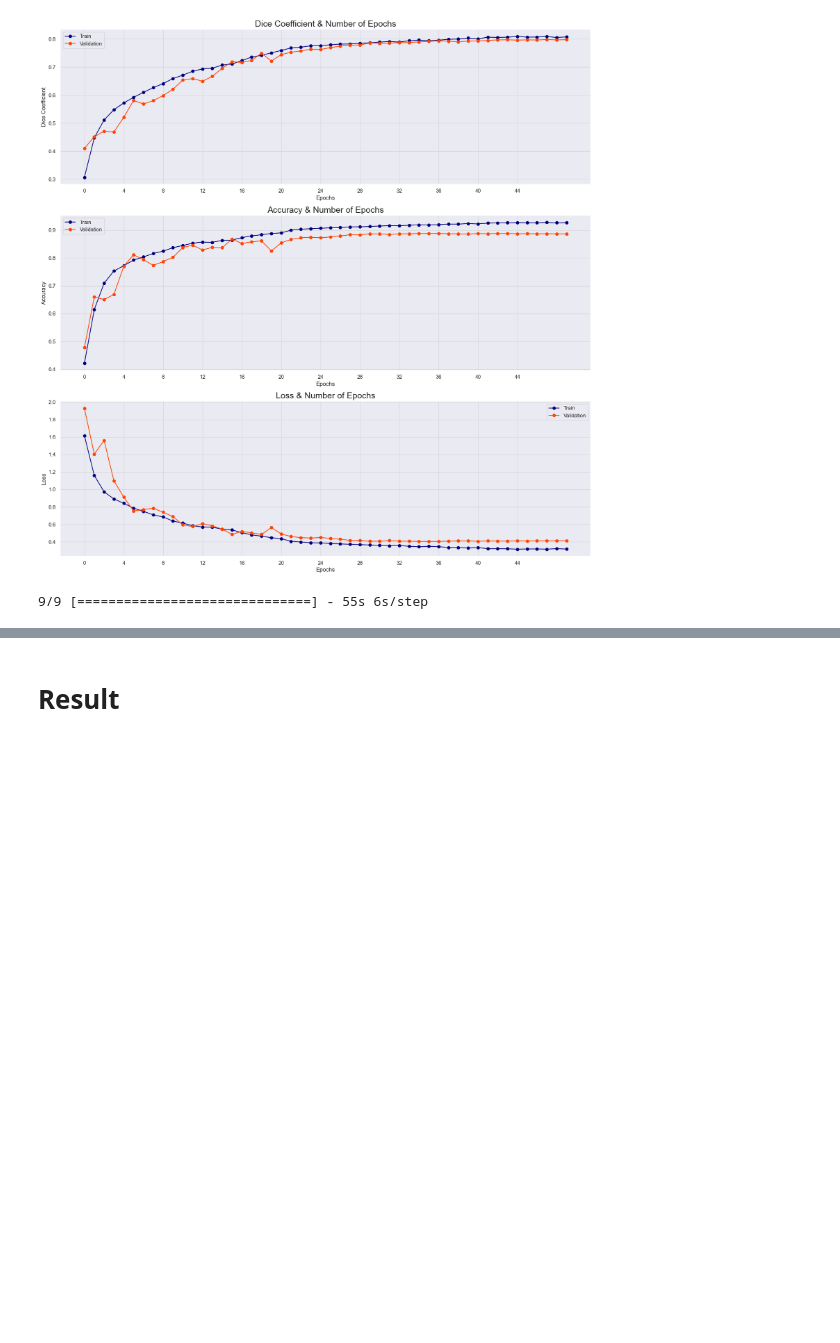
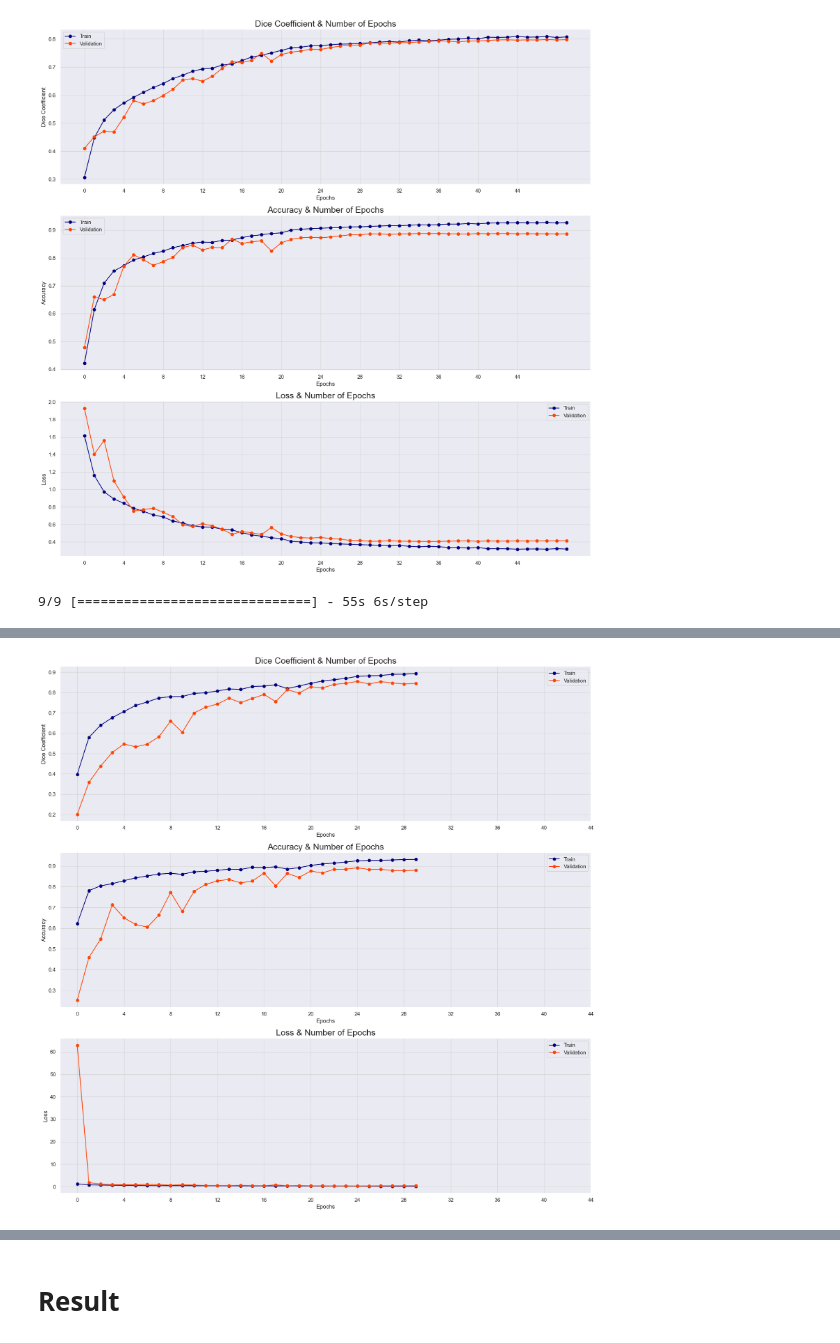
Before and after one commit to NiloofarAZAD/ViT-and-CNN-Based-UNet-Models-Semantic-Segmentation-Aerial-Imagery, a Jupyter notebook: Transfer_learning_Models.ipynb, the cells around one changed output, grey strips where cells are left out. Cells and saved outputs as stored; diff of their text form; code cells hidden in the pictures; blank space fills up the shorter version.

```diff
--- a/Transfer_learning_Models.ipynb
+++ b/Transfer_learning_Models.ipynb
@@ -612,7 +609,7 @@ model_VGG19.save("./models/VGG19_Unet.h5")
 # %%
-# EfficientNetB0 model
+# Densenet-121 model
 
-def conv_block_EfficientNet(inputs, num_filters):
+def conv_block_Densenet(inputs, num_filters):
     x = Conv2D(num_filters, 3, padding="same")(inputs)
     x = BatchNormalization()(x)
     x = Activation("relu")(x)
@@ -623,9 +620,9 @@ def conv_block_EfficientNet(inputs, num_filters):
     return x
 
 
-def decoder_block_EfficientNet(inputs, skip_connection_input, num_filters):
+def decoder_block_Densenet(inputs, skip_connection_input, num_filters):
     x = Conv2DTranspose(num_filters, (2, 2), strides=2, padding="same")(inputs)
     x = Concatenate()([x, skip_connection_input])
-    x = conv_block_EfficientNet(x, num_filters)
+    x = conv_block_Densenet(x, num_filters)
     return x
 # %%
@@ -694,0 +743,17 @@ TypeError: Unable to serialize [2.0896919 2.1128857 2.1081853] to JSON. Unrecogn
+# %%
+fig, ax = plt.subplots(3, 1, figsize=(20, 20))
+ax = ax.ravel()
+metrics_Densenet = ['Dice Coefficient', 'Accuracy', 'Loss']
+
+for i, met in enumerate(['dice_coef', 'accuracy', 'loss']):
+    ax[i].plot(history_Densenet.history[met], 'o-',color= 'navy')
+    ax[i].plot(history_Densenet.history['val_' + met], 'o-',color= 'orangered')
+    ax[i].set_title('{} & Number of Epochs'.format(metrics_Densenet[i]), fontsize=18)
+    ax[i].set_xlabel('Epochs')
+    ax[i].set_ylabel(metrics_Densenet[i])
+    ax[i].set_xticks(np.arange(0,46,4))
+    ax[i].legend(['Train', 'Validation'])
+    ax[i].xaxis.grid(True, color = "lightgray", linewidth = "0.8", linestyle = "-")
+    ax[i].yaxis.grid(True, color = "lightgray", linewidth = "0.8", linestyle = "-")
+# %% [output]
+[figure, added]
```
Also changed, not shown: parts of 18 cells of this notebook.
